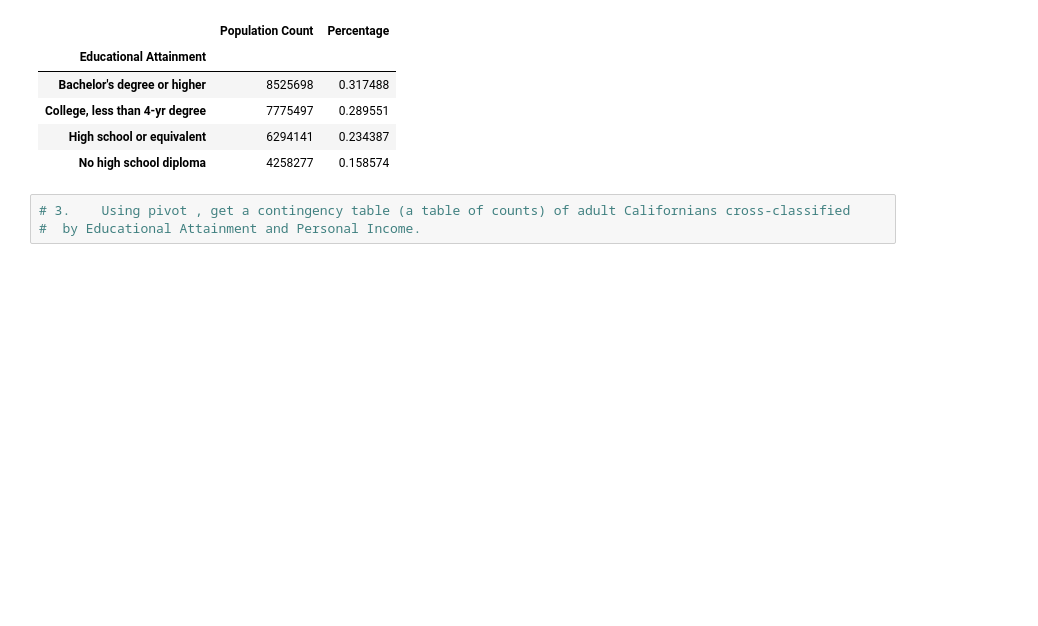
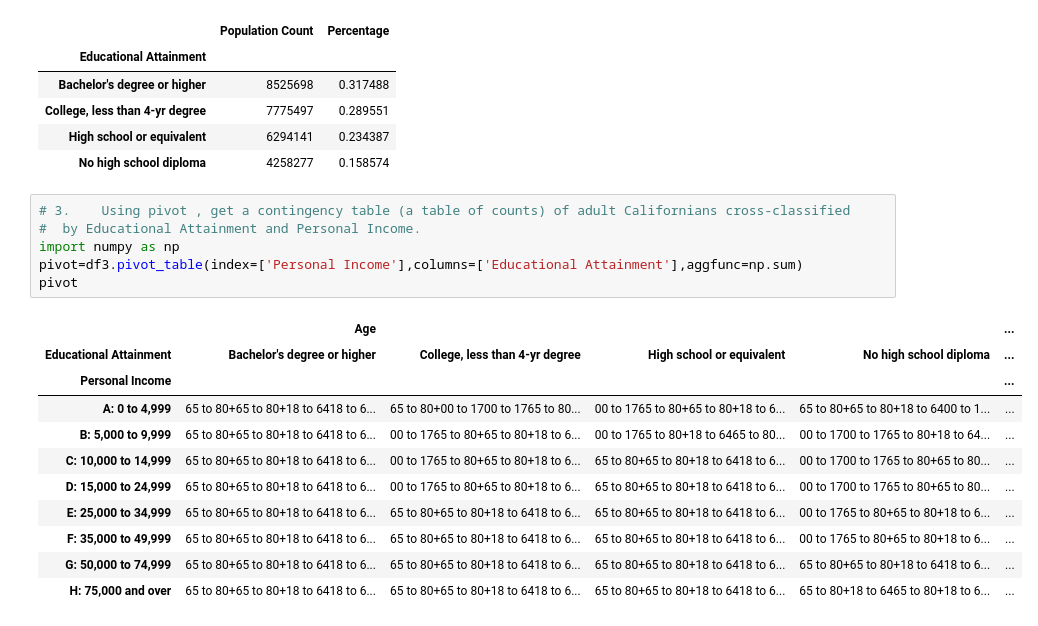
Before and after one commit to sanjanav2102/ML-23CSE301, a Jupyter notebook: Datasets&Pandas.ipynb, the cells around one changed output. Cells and saved outputs as stored; diff of their text form; blank space fills up the shorter version.

```diff
--- a/Datasets&Pandas .ipynb
+++ b/Datasets&Pandas.ipynb
@@ -499,6 +512,21 @@ per
 # %%
 # 3.	Using pivot , get a contingency table (a table of counts) of adult Californians cross-classified
 #  by Educational Attainment and Personal Income.
+import numpy as np
+pivot=df3.pivot_table(index=['Personal Income'],columns=['Educational Attainment'],aggfunc=np.sum)
+pivot
+# %% [output]
+|  | Age |  |  |  | ... |
+| Educational Attainment | Bachelor's degree or higher | College, less than 4-yr degree | High school or equivalent | No high school diploma | ... |
+| Personal Income |  |  |  |  | ... |
+| A: 0 to 4,999 | 65 to 80+65 to 80+18 to 6418 to 6... | 65 to 80+00 to 1700 to 1765 to 80... | 00 to 1765 to 80+65 to 80+18 to 6... | 65 to 80+65 to 80+18 to 6400 to 1... | ... |
+| B: 5,000 to 9,999 | 65 to 80+65 to 80+18 to 6418 to 6... | 00 to 1765 to 80+65 to 80+18 to 6... | 00 to 1765 to 80+18 to 6465 to 80... | 00 to 1700 to 1765 to 80+18 to 64... | ... |
+| C: 10,000 to 14,999 | 65 to 80+65 to 80+18 to 6418 to 6... | 00 to 1765 to 80+65 to 80+18 to 6... | 65 to 80+65 to 80+18 to 6418 to 6... | 00 to 1700 to 1765 to 80+65 to 80... | ... |
+| D: 15,000 to 24,999 | 65 to 80+65 to 80+18 to 6418 to 6... | 00 to 1765 to 80+65 to 80+18 to 6... | 65 to 80+65 to 80+18 to 6418 to 6... | 00 to 1700 to 1765 to 80+65 to 80... | ... |
+| E: 25,000 to 34,999 | 65 to 80+65 to 80+18 to 6418 to 6... | 65 to 80+65 to 80+18 to 6418 to 6... | 65 to 80+65 to 80+18 to 6418 to 6... | 00 to 1765 to 80+65 to 80+18 to 6... | ... |
+| F: 35,000 to 49,999 | 65 to 80+65 to 80+18 to 6418 to 6... | 65 to 80+65 to 80+18 to 6418 to 6... | 65 to 80+65 to 80+18 to 6418 to 6... | 00 to 1765 to 80+65 to 80+18 to 6... | ... |
+| G: 50,000 to 74,999 | 65 to 80+65 to 80+18 to 6418 to 6... | 65 to 80+65 to 80+18 to 6418 to 6... | 65 to 80+65 to 80+18 to 6418 to 6... | 65 to 80+65 to 80+18 to 6418 to 6... | ... |
+| H: 75,000 and over | 65 to 80+65 to 80+18 to 6418 to 6... | 65 to 80+65 to 80+18 to 6418 to 6... | 65 to 80+65 to 80+18 to 6418 to 6... | 65 to 80+18 to 6465 to 80+18 to 6... | ... |
 # %%
 # 4.	Draw a bar chart to compare the personal income distributions of adult Californians who
 # have no high diploma with those who have completed a Bachelor's degree or higher.
```
Also changed, not shown: parts of 4 cells of this notebook.
